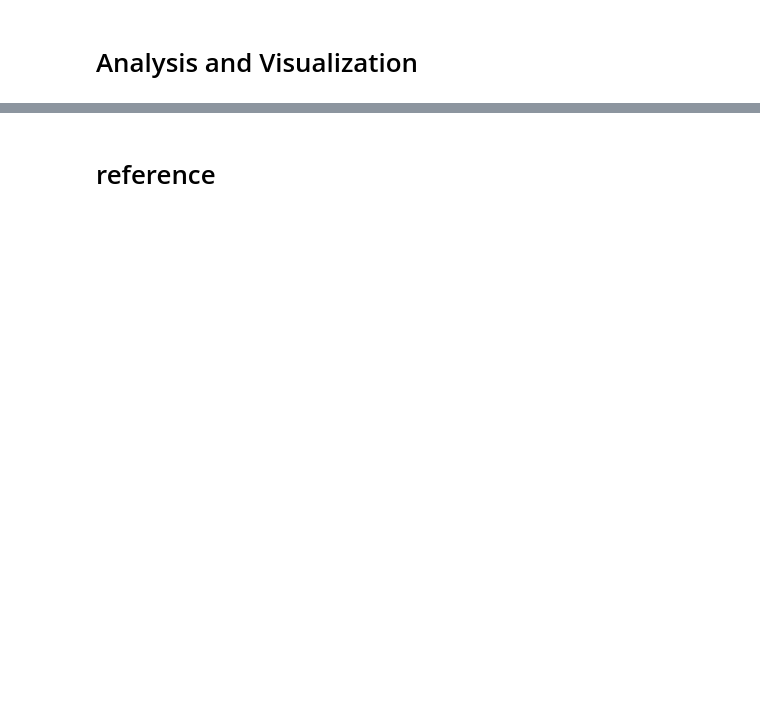
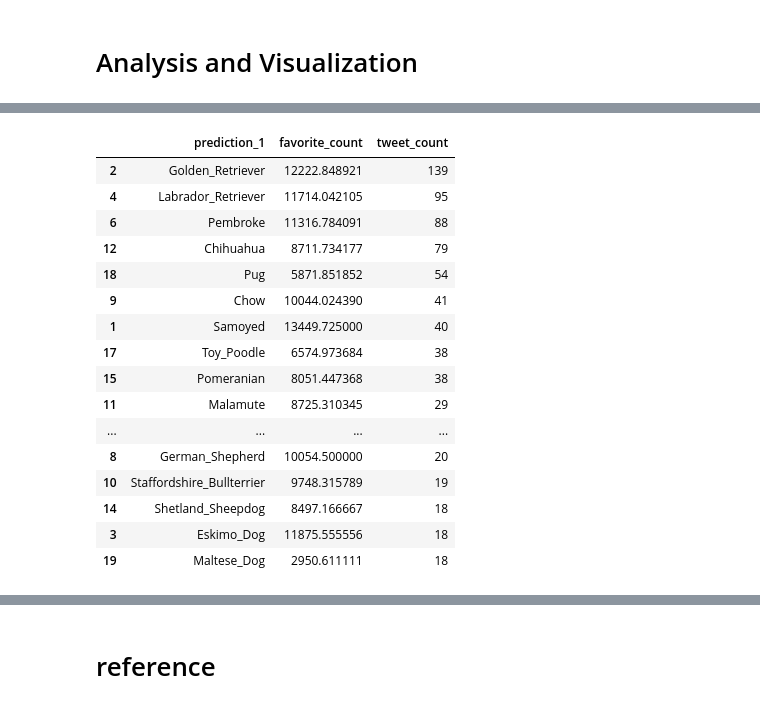
Before and after one commit to JoeyL6/Twitter_Data_Analaysis, a Jupyter notebook: wrangle_act.ipynb, the cells around one changed output, grey strips where cells are left out. Saved outputs shown, nothing was run; the diff lists cells and outputs as text; code cells hidden in the pictures; blank space fills up the shorter version.

```diff
--- a/wrangle_act.ipynb
+++ b/wrangle_act.ipynb
@@ -633,0 +394,10 @@ import matplotlib as mp
+# %%
+#select only predictions where the result is a breed of dogs
+prediction_true = twitter_df_merged[twitter_df_merged['prediction_1_result'] == True]
+
+#find the top20 most popular breeds and return its associated data
+top20 = prediction_true['prediction_1'].value_counts().head(20).index
+top20_df = twitter_df_merged.loc[twitter_df_merged.prediction_1.isin(top20)]
+
+#find the mean favorites for this top 20 most tweeted dog breeds
+fav_summary = top20_df.groupby('prediction_1', as_index=False).mean().sort_values('favorite_count')
@@ -633,0 +414,24 @@ import matplotlib as mp
+# %%
+#combine these two dataframs together, prepare for plot
+top20_merged = pd.merge(top20_mostfav, top20_mosttweeted, on='prediction_1')
+top20_merged = top20_merged.sort_values('tweet_count', ascending = False).copy()
+display(top20_merged)
+top20_merged.to_csv('top20_merged.csv')
+# %% [output]
+|  | prediction_1 | favorite_count | tweet_count |
+| 2 | Golden_Retriever | 12222.848921 | 139 |
+| 4 | Labrador_Retriever | 11714.042105 | 95 |
+| 6 | Pembroke | 11316.784091 | 88 |
+| 12 | Chihuahua | 8711.734177 | 79 |
+| 18 | Pug | 5871.851852 | 54 |
+| 9 | Chow | 10044.024390 | 41 |
+| 1 | Samoyed | 13449.725000 | 40 |
+| 17 | Toy_Poodle | 6574.973684 | 38 |
+| 15 | Pomeranian | 8051.447368 | 38 |
+| 11 | Malamute | 8725.310345 | 29 |
+| ... | ... | ... | ... |
+| 8 | German_Shepherd | 10054.500000 | 20 |
+| 10 | Staffordshire_Bullterrier | 9748.315789 | 19 |
+| 14 | Shetland_Sheepdog | 8497.166667 | 18 |
+| 3 | Eskimo_Dog | 11875.555556 | 18 |
+| 19 | Maltese_Dog | 2950.611111 | 18 |
```
Also changed, not shown: parts of 63 cells of this notebook, 5 other files.
